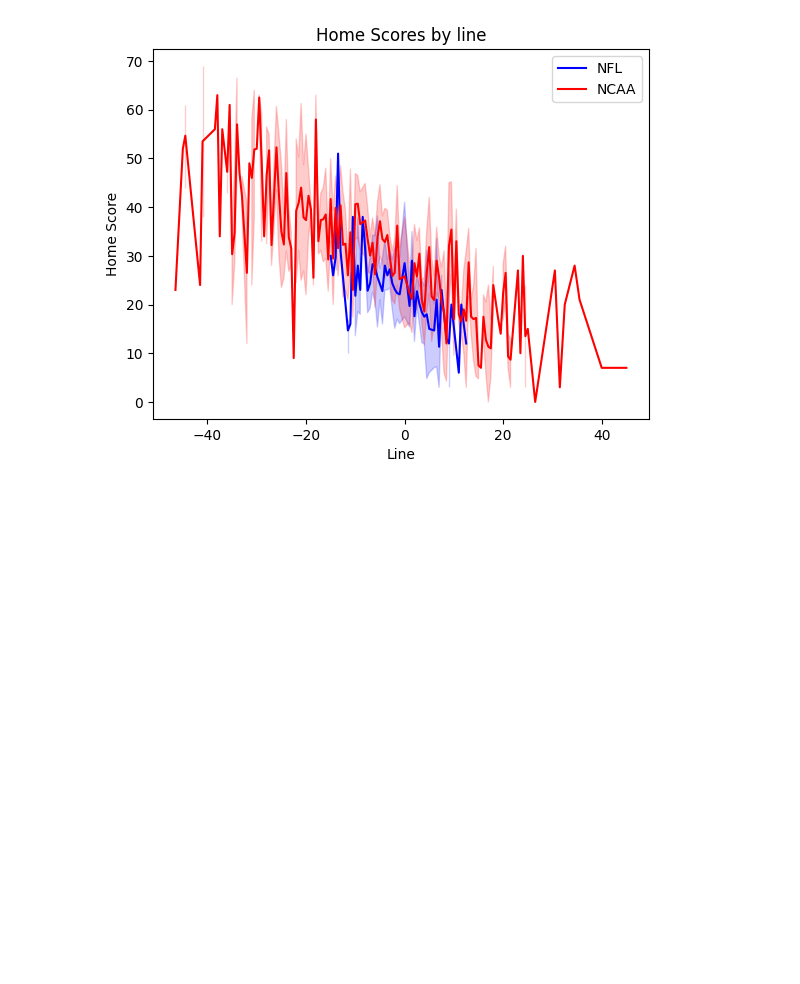
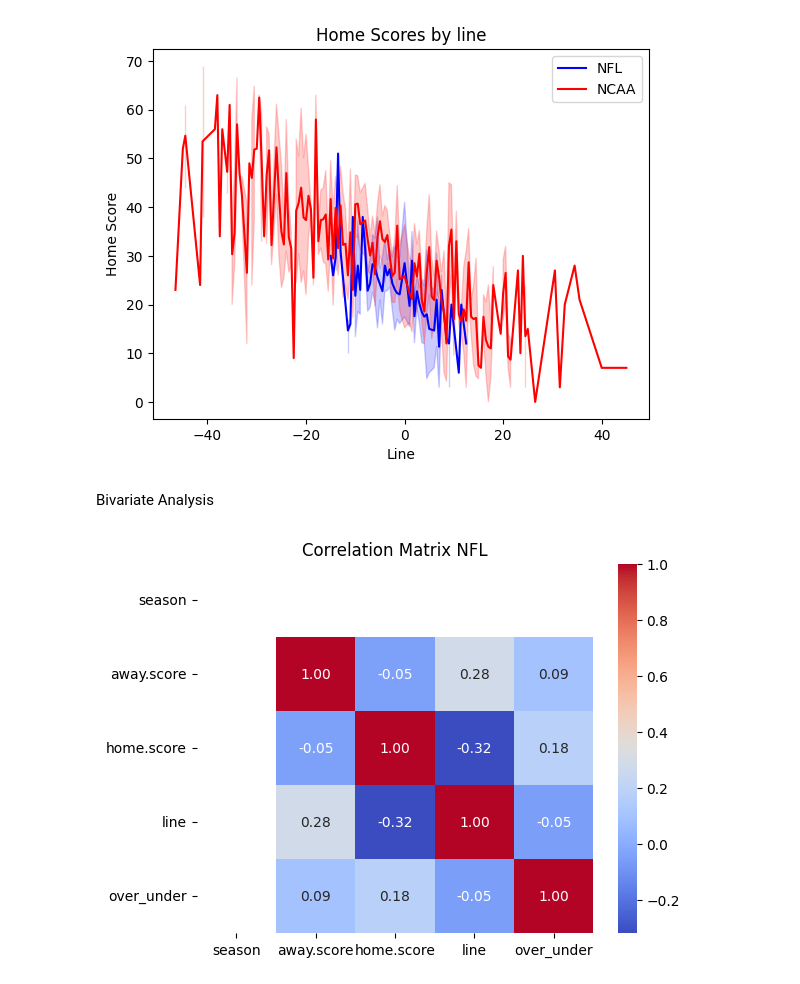
Before and after one commit to feliperodriguessd/Projetos, a Jupyter notebook: Pro_college.ipynb, the cells around one changed output. Saved outputs shown, nothing was run; the diff lists cells and outputs as text; code cells hidden in the pictures; blank space fills up the shorter version.

```diff
--- a/Pro_college.ipynb
+++ b/Pro_college.ipynb
@@ -108,3 +108,14 @@ plt.ylabel('Home Score')
 plt.show()
 # %% [output]
 [figure]
+# %% [markdown]
+Bivariate Analysis
+# %%
+correlation_matrix_nfl = nfl_df_data_common.corr()
+correlation_matrix_ncaa = ncaa_df_data_common.corr()
+# %%
+sns.heatmap(correlation_matrix_nfl, annot=True, cmap='coolwarm', fmt='.2f')
+plt.title('Correlation Matrix NFL')
+plt.show()
+# %% [output]
+[figure, added]
```
Also changed, not shown: parts of 8 cells of this notebook.
